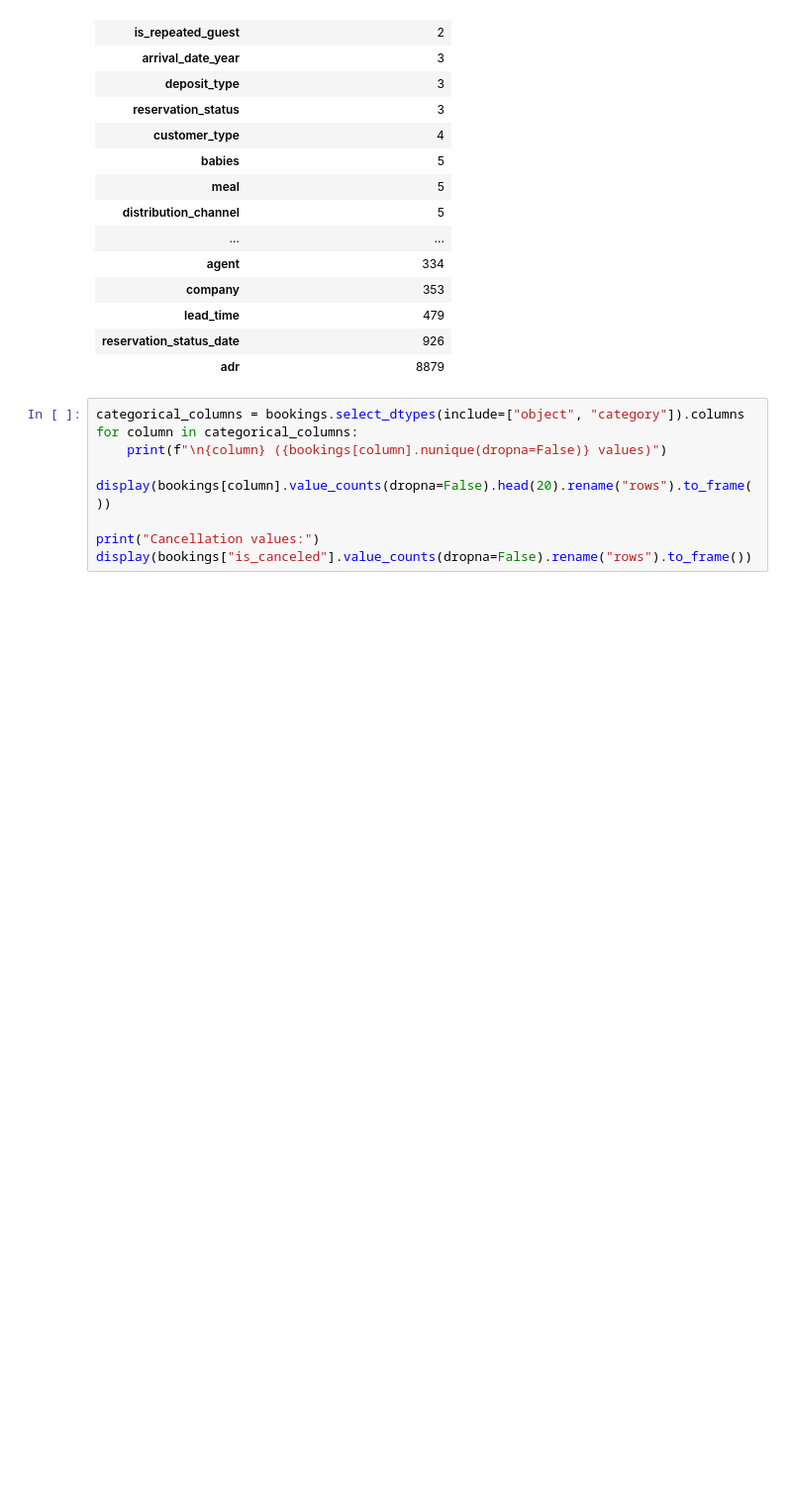
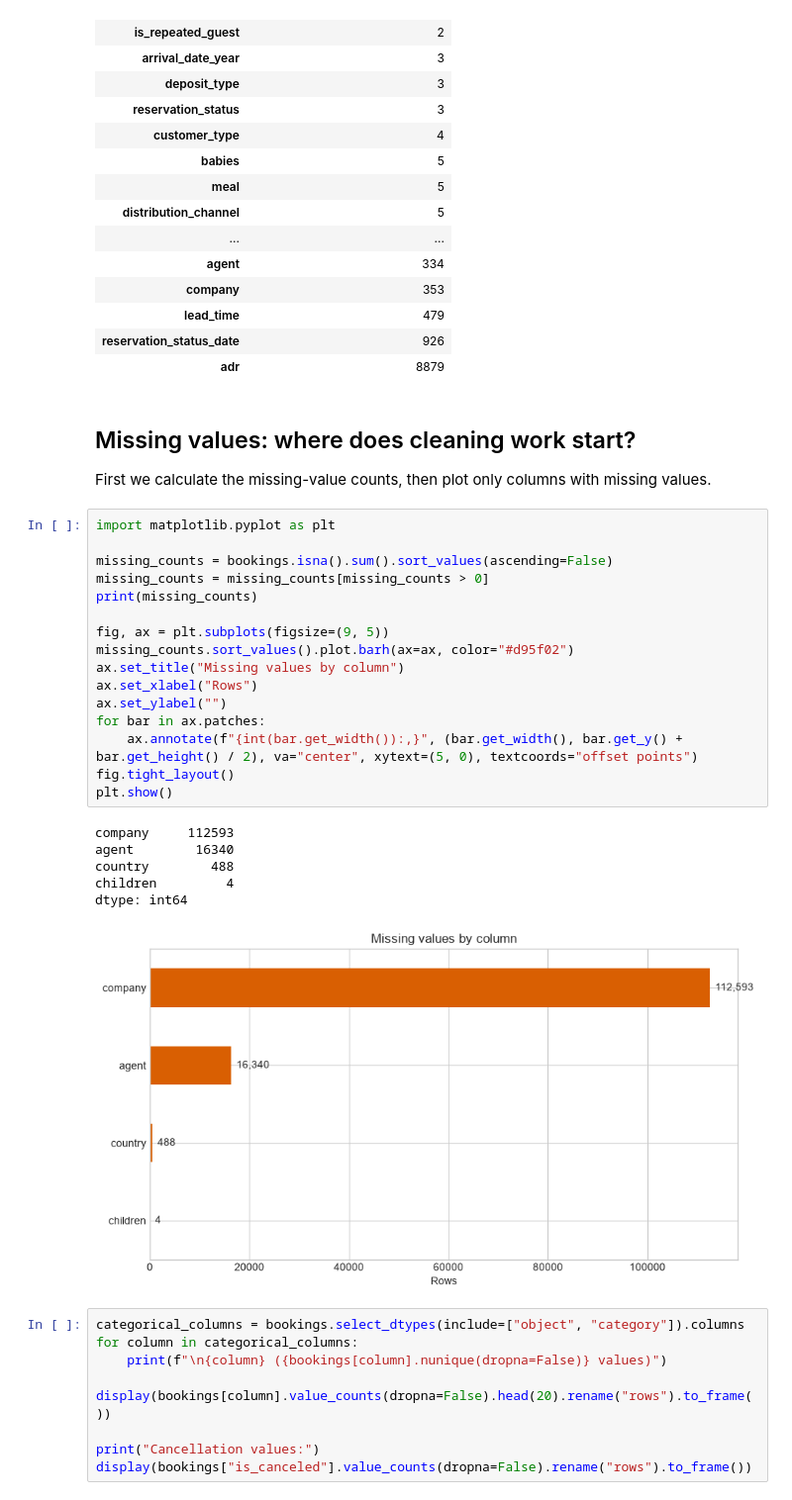
Before and after one commit to hashincludeaayush/Project_Oversell_IITGN, a Jupyter notebook: notebooks/01_profile_bookings.ipynb, the cells around one changed output. Shown at 99% size. Saved outputs shown, nothing was run; the diff lists cells and outputs as text; blank space fills up the shorter version.

```diff
--- a/notebooks/01_profile_bookings.ipynb
+++ b/notebooks/01_profile_bookings.ipynb
@@ -111,6 +111,33 @@ Columns with missing values: 4
 | lead_time | 479 |
 | reservation_status_date | 926 |
 | adr | 8879 |
+# %% [markdown]
+## Missing values: where does cleaning work start?
+
+First we calculate the missing-value counts, then plot only columns with missing values.
+# %%
+import matplotlib.pyplot as plt
+
+missing_counts = bookings.isna().sum().sort_values(ascending=False)
+missing_counts = missing_counts[missing_counts > 0]
+print(missing_counts)
+
+fig, ax = plt.subplots(figsize=(9, 5))
+missing_counts.sort_values().plot.barh(ax=ax, color="#d95f02")
+ax.set_title("Missing values by column")
+ax.set_xlabel("Rows")
+ax.set_ylabel("")
+for bar in ax.patches:
+    ax.annotate(f"{int(bar.get_width()):,}", (bar.get_width(), bar.get_y() + bar.get_height() / 2), va="center", xytext=(5, 0), textcoords="offset points")
+fig.tight_layout()
+plt.show()
+# %% [output]
+company     112593
+agent        16340
+country        488
+children         4
+dtype: int64
+[figure, added]
 # %%
 categorical_columns = bookings.select_dtypes(include=["object", "category"]).columns
 for column in categorical_columns:
```
Also changed, not shown: parts of 4 cells of this notebook, 2 other files.
